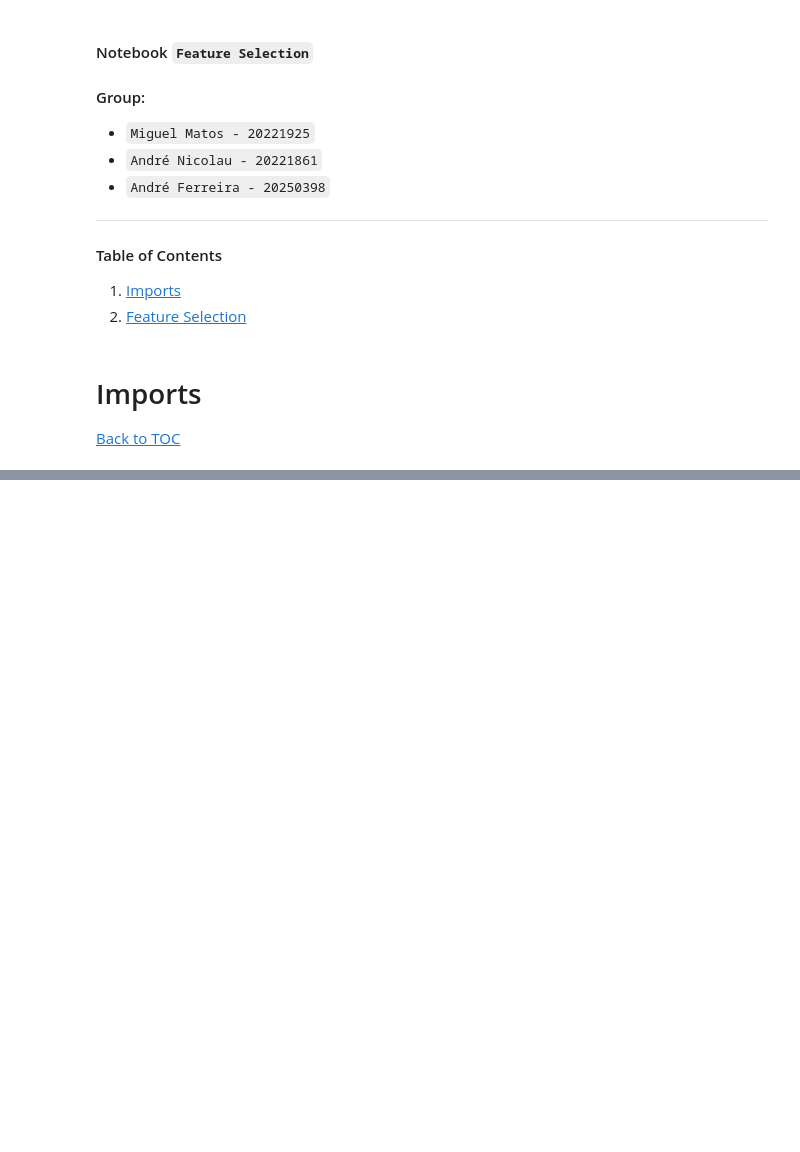
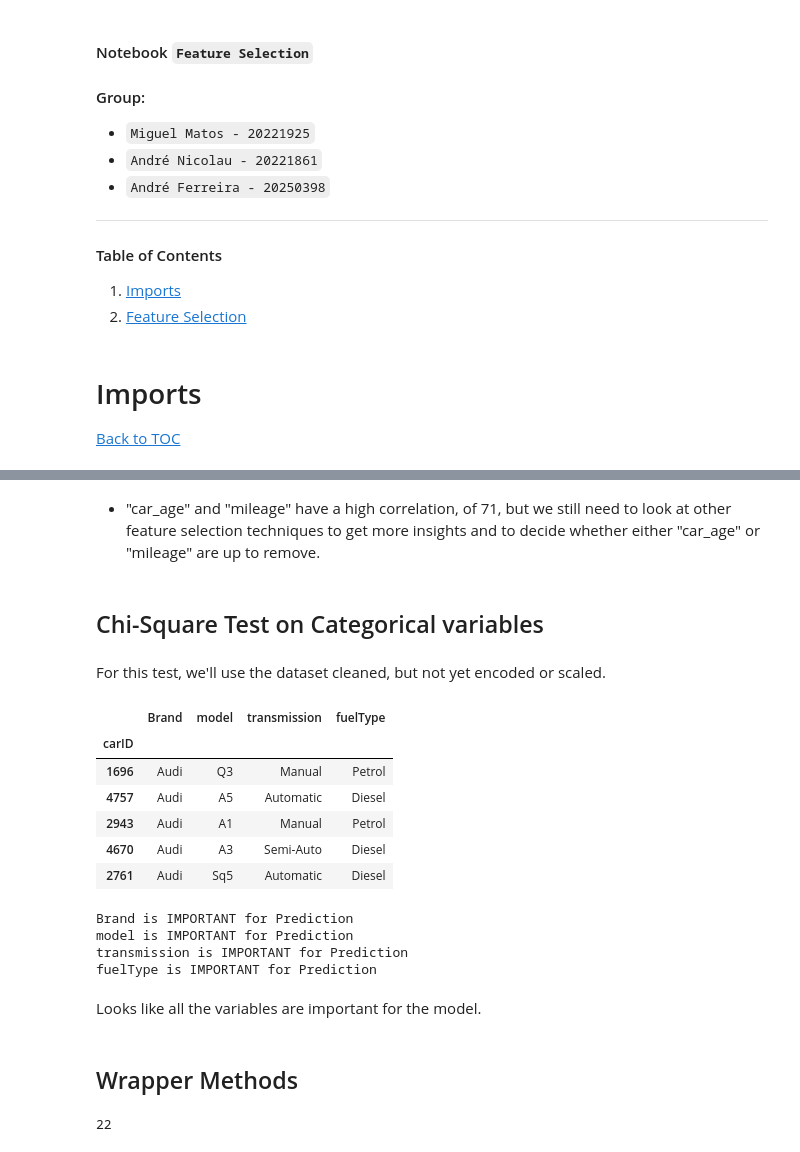
Before and after one commit to andrerangelferreira/ML_Project_Group42, a Jupyter notebook: notebooks/2.Feature_Selection.ipynb, the cells around one changed output, grey strips where cells are left out. Cells and saved outputs as stored; diff of their text form; code cells hidden in the pictures; blank space fills up the shorter version.

```diff
--- a/notebooks/2.Feature_Selection.ipynb
+++ b/notebooks/2.Feature_Selection.ipynb
@@ -28,0 +41,19 @@ pd.set_option("display.max_columns", None)
+# %% [markdown]
+- "car_age" and "mileage" have a high correlation, of 71, but we still need to look at other feature selection techniques to get more insights and to decide whether either "car_age" or "mileage" are up to remove.
+# %% [markdown]
+## Chi-Square Test on Categorical variables
+# %% [markdown]
+For this test, we'll use the dataset cleaned, but not yet encoded or scaled.
+# %%
+X_categoricals = X_categoricals.select_dtypes(exclude= np.number)
+indexes = X_train.index.to_list() #Getting the indexes of the X_train
+X_train_cat = X_categoricals.loc[indexes] # Getting only the rows that correspond to X_train
+X_train_cat.head()
+# %% [output]
+|  | Brand | model | transmission | fuelType |
+| carID |  |  |  |  |
+| 1696 | Audi | Q3 | Manual | Petrol |
+| 4757 | Audi | A5 | Automatic | Diesel |
+| 2943 | Audi | A1 | Manual | Petrol |
+| 4670 | Audi | A3 | Semi-Auto | Diesel |
+| 2761 | Audi | Sq5 | Automatic | Diesel |
@@ -28,0 +64,17 @@ pd.set_option("display.max_columns", None)
+# %%
+for var in X_train_cat:
+    TestIndependence(X_train_cat[var],y_train, var)
+# %% [output]
+Brand is IMPORTANT for Prediction
+model is IMPORTANT for Prediction
+transmission is IMPORTANT for Prediction
+fuelType is IMPORTANT for Prediction
+# %% [markdown]
+Looks like all the variables are important for the model.
+# %% [markdown]
+## Wrapper Methods
+# %%
+model = LinearRegression()
+len(X_train.columns)
+# %% [output]
+22
```
Also changed, not shown: parts of 11 cells of this notebook, 6 other files.
